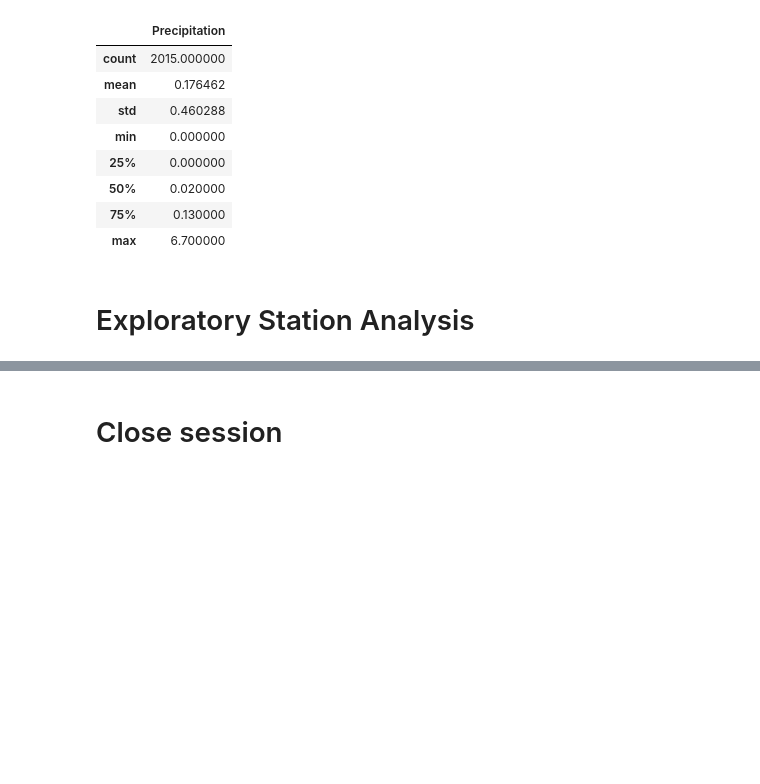
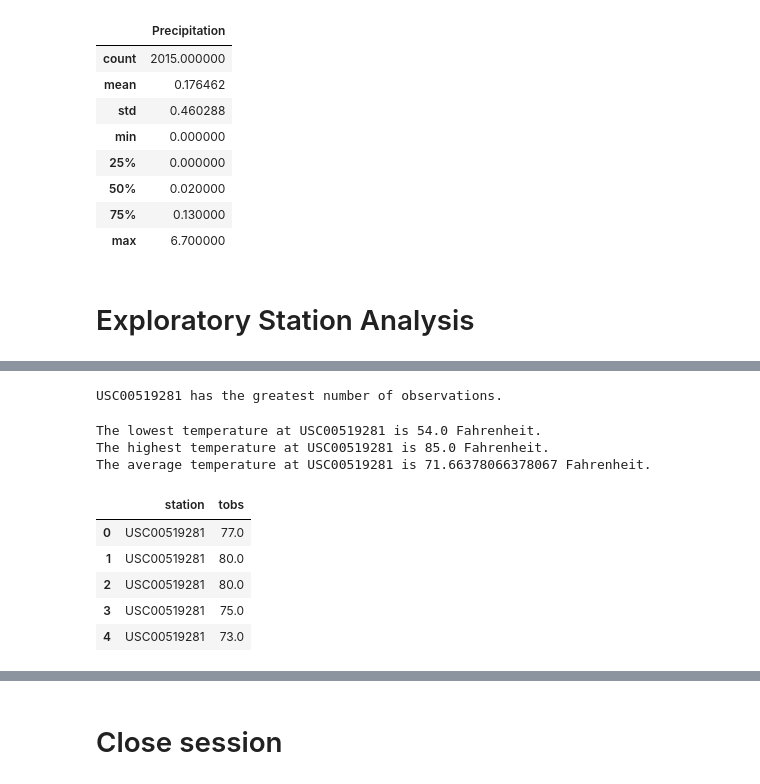
Before and after one commit to saraparveen26/SQLAlchemy---Climate-Data-Analysis-and-API-app, a Jupyter notebook: SurfsUp/climate_solved.ipynb, the cells around one changed output, grey strips where cells are left out. Saved outputs shown, nothing was run; the diff lists cells and outputs as text; code cells hidden in the pictures; blank space fills up the shorter version.

```diff
--- a/SurfsUp/climate_solved.ipynb
+++ b/SurfsUp/climate_solved.ipynb
@@ -147,3 +166,47 @@ prcp_scores_db.describe()
+# %%
+# Which station id has the greatest number of observations?
+most_active_station = active_stations[0][0]
+
+# Show the most active station
+print(f"{most_active_station} has the greatest number of observations.")
+# %% [output]
+USC00519281 has the greatest number of observations.
+# %%
+# Using the most active station id from the previous query, calculate the lowest, highest, and average temperature.
+# Create list for temperature values
+sel = [func.min(Measurement.tobs),
+       func.max(Measurement.tobs),
+       func.avg(Measurement.tobs)]
+
+# Calculate the temperature values
+most_active_station_temperatures = session.query(*sel).\
+                                   filter(Measurement.station == most_active_station).all()
+
+# Show the temperature values
+print(f"The lowest temperature at {most_active_station} is {most_active_station_temperatures[0][0]} Fahrenheit.")
+print(f"The highest temperature at {most_active_station} is {most_active_station_temperatures[0][1]} Fahrenheit.")
+print(f"The average temperature at {most_active_station} is {most_active_station_temperatures[0][2]} Fahrenheit.")
+# %% [output]
+The lowest temperature at USC00519281 is 54.0 Fahrenheit.
+The highest temperature at USC00519281 is 85.0 Fahrenheit.
+The average temperature at USC00519281 is 71.66378066378067 Fahrenheit.
 # %%
 # Using the most active station id
 # Query the last 12 months of temperature observation data for this station and plot the results as a histogram
+station_temp_data = session.query(Measurement.station, Measurement.tobs).\
+                    filter(Measurement.station == most_active_station).\
+                    filter(Measurement.date >= latest_year_date).\
+                    order_by(Measurement.date).all()
+
+# Save the query results as a Pandas DataFrame
+station_temp_db = pd.DataFrame(station_temp_data)
+
+# Display the dataset
+station_temp_db.head()
+# %% [output]
+|  | station | tobs |
+| 0 | USC00519281 | 77.0 |
+| 1 | USC00519281 | 80.0 |
+| 2 | USC00519281 | 80.0 |
+| 3 | USC00519281 | 75.0 |
+| 4 | USC00519281 | 73.0 |
```
Also changed, not shown: parts of 6 cells of this notebook.
